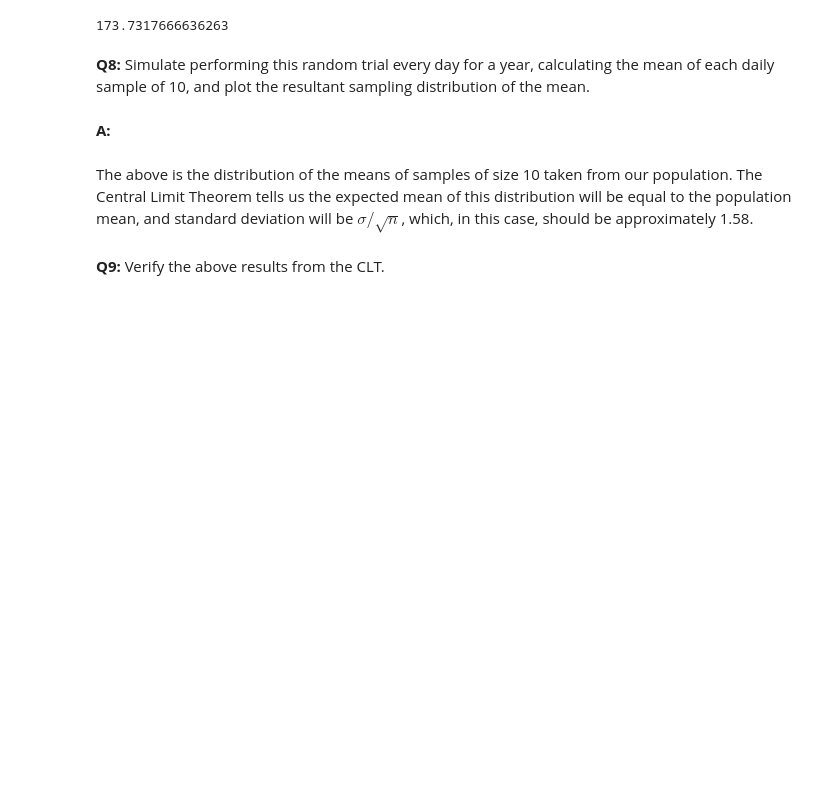
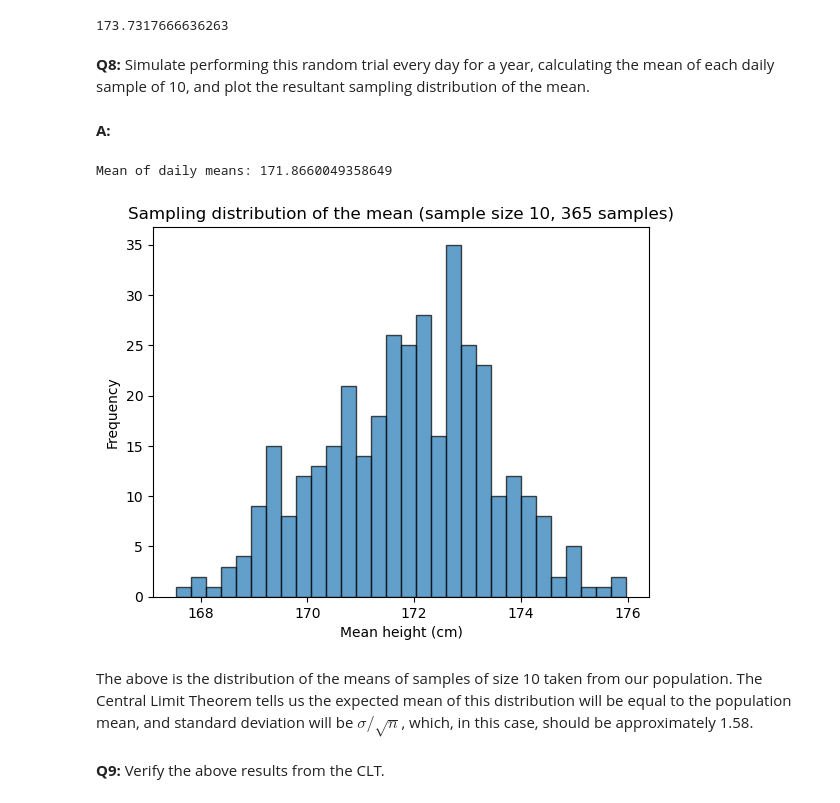
Before and after one commit to Tommy-Bolten/Data-Science, a Jupyter notebook: Projectfiles/Frequentist Inference Case Study - Part A (3).ipynb, the cells around one changed output. Drawn from its saved outputs; the diff is of its cells as text; code cells hidden in the pictures; blank space fills up the shorter version.

```diff
--- a/Projectfiles/Frequentist Inference Case Study - Part A (3).ipynb
+++ b/Projectfiles/Frequentist Inference Case Study - Part A (3).ipynb
@@ -215,3 +212,23 @@ seed(47)
+# %%
+seed(47)
+num_days = 365
+daily_means = np.zeros(num_days)
+
+for day in range(num_days):
+    daily_sample = townsfolk_sampler(10)
+    daily_means[day] = np.mean(daily_sample)
+print(f"Mean of daily means: {np.mean(daily_means)}")
+# %% [output]
+Mean of daily means: 171.8660049358649
+# %%
+# Plot the resultant sampling distribution of the mean
+plt.hist(daily_means, bins=30, edgecolor='k', alpha=0.7)
+plt.xlabel('Mean height (cm)')
+plt.ylabel('Frequency')
+plt.title('Sampling distribution of the mean (sample size 10, 365 samples)')
+plt.show()
+# %% [output]
+[figure, added]
 # %% [markdown]
 The above is the distribution of the means of samples of size 10 taken from our population. The Central Limit Theorem tells us the expected mean of this distribution will be equal to the population mean, and standard deviation will be $\sigma / \sqrt n$, which, in this case, should be approximately 1.58.
 # %% [markdown]
```
Also changed, not shown: parts of 29 cells of this notebook.
